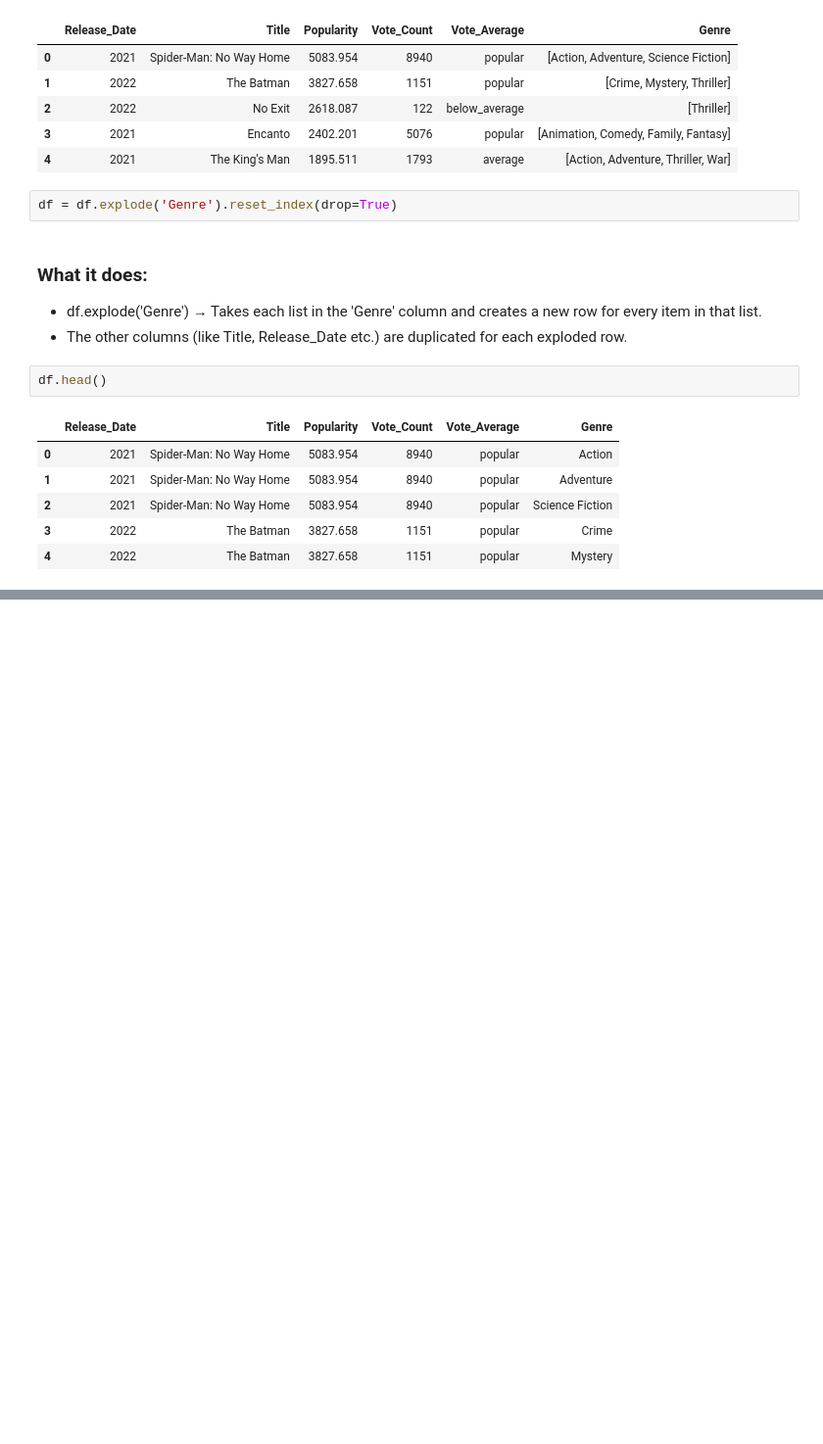
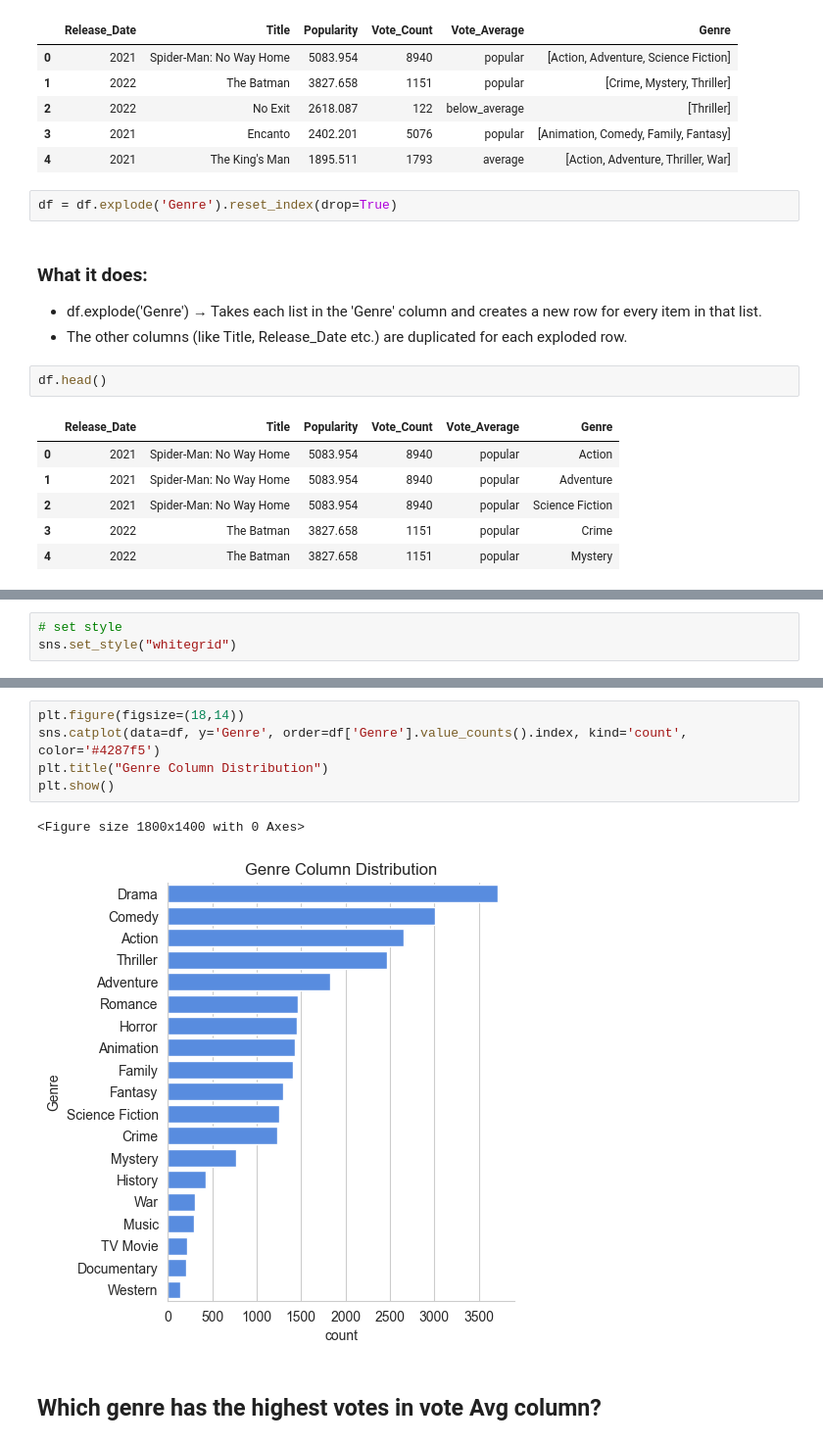
Before and after one commit to CodebySiyam/Hands-On-Data-Analysis-and-ML, a Jupyter notebook: Netflix-movie-data-analysis/netflix-movie-data-analysis.ipynb, the cells around one changed output, grey strips where cells are left out. Shown at 98% size. Drawn from its saved outputs; the diff is of its cells as text; blank space fills up the shorter version.

```diff
--- a/Netflix-movie-data-analysis/netflix-movie-data-analysis.ipynb
+++ b/Netflix-movie-data-analysis/netflix-movie-data-analysis.ipynb
@@ -282,0 +312,3 @@ df.head()
+# %%
+# set style
+sns.set_style("whitegrid")
@@ -282,0 +325,10 @@ df.head()
+# %%
+plt.figure(figsize=(18,14))
+sns.catplot(data=df, y='Genre', order=df['Genre'].value_counts().index, kind='count', color='#4287f5')
+plt.title("Genre Column Distribution")
+plt.show()
+# %% [output]
+<Figure size 1800x1400 with 0 Axes>
+[figure, added]
+# %% [markdown]
+## Which genre has the highest votes in vote Avg column?
```
Also changed, not shown: parts of 8 cells of this notebook.
